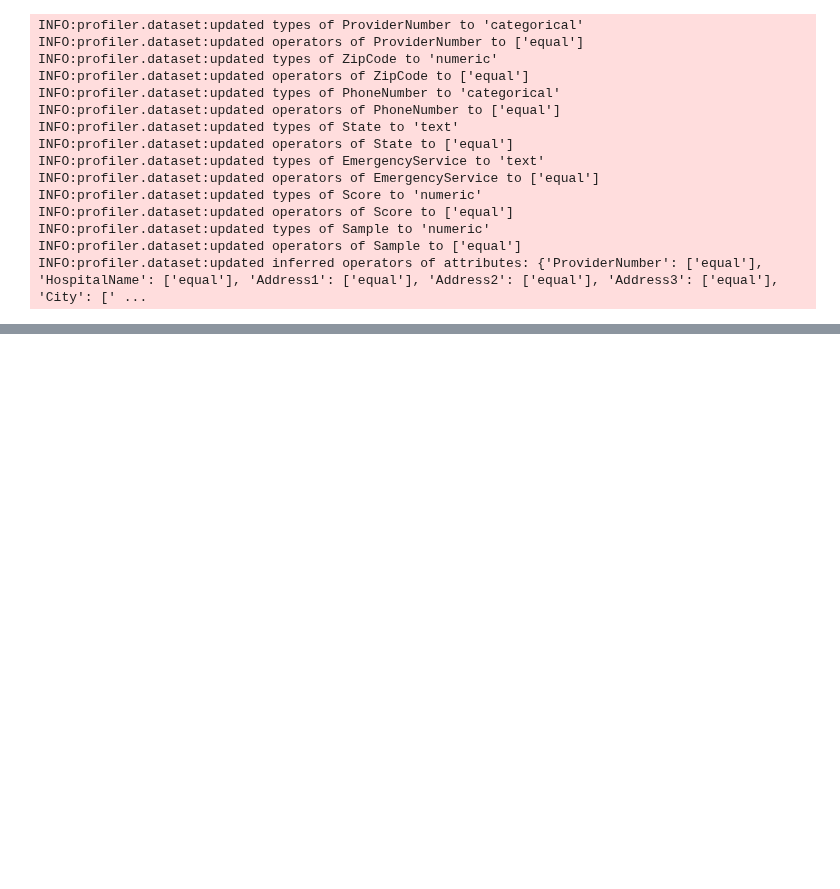
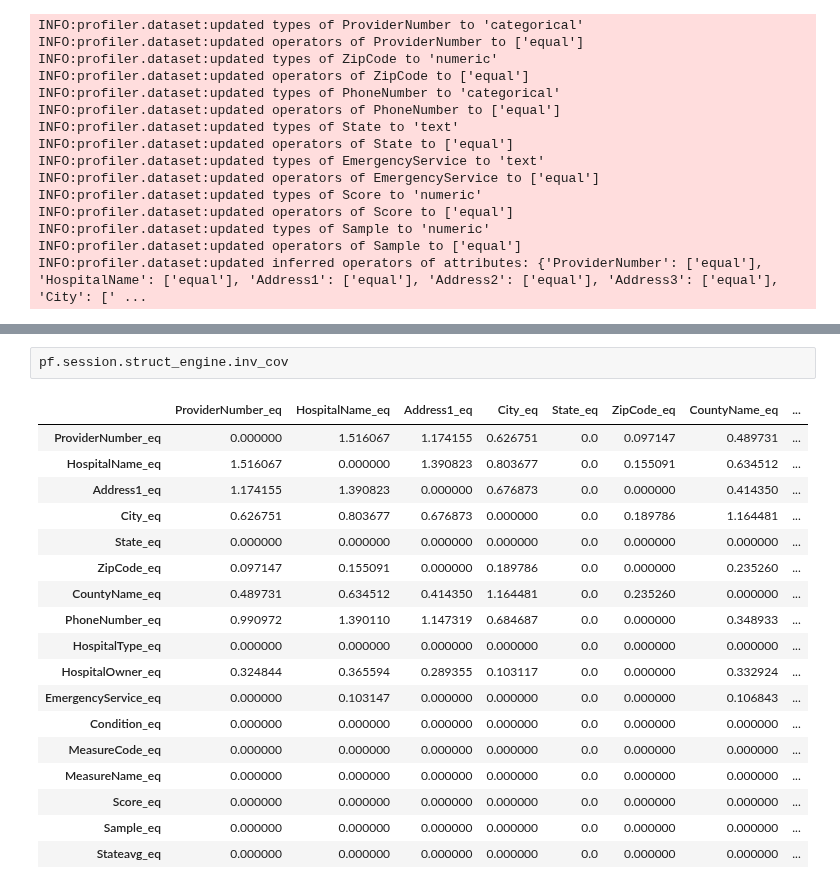
Before and after one commit to sis-ethz/Profiler-Public, a Jupyter notebook: tutorials/Tutorial1_Hospital.ipynb, the cells around one changed output, grey strips where cells are left out. Cells and saved outputs as stored; diff of their text form; blank space fills up the shorter version.

```diff
--- a/tutorials/Tutorial1_Hospital.ipynb
+++ b/tutorials/Tutorial1_Hospital.ipynb
@@ -113,0 +133,21 @@ frozenset({1, 10})
+# %%
+pf.session.struct_engine.inv_cov
+# %% [output]
+|  | ProviderNumber_eq | HospitalName_eq | Address1_eq | City_eq | State_eq | ZipCode_eq | CountyName_eq | ... |
+| ProviderNumber_eq | 0.000000 | 1.516067 | 1.174155 | 0.626751 | 0.0 | 0.097147 | 0.489731 | ... |
+| HospitalName_eq | 1.516067 | 0.000000 | 1.390823 | 0.803677 | 0.0 | 0.155091 | 0.634512 | ... |
+| Address1_eq | 1.174155 | 1.390823 | 0.000000 | 0.676873 | 0.0 | 0.000000 | 0.414350 | ... |
+| City_eq | 0.626751 | 0.803677 | 0.676873 | 0.000000 | 0.0 | 0.189786 | 1.164481 | ... |
+| State_eq | 0.000000 | 0.000000 | 0.000000 | 0.000000 | 0.0 | 0.000000 | 0.000000 | ... |
+| ZipCode_eq | 0.097147 | 0.155091 | 0.000000 | 0.189786 | 0.0 | 0.000000 | 0.235260 | ... |
+| CountyName_eq | 0.489731 | 0.634512 | 0.414350 | 1.164481 | 0.0 | 0.235260 | 0.000000 | ... |
+| PhoneNumber_eq | 0.990972 | 1.390110 | 1.147319 | 0.684687 | 0.0 | 0.000000 | 0.348933 | ... |
+| HospitalType_eq | 0.000000 | 0.000000 | 0.000000 | 0.000000 | 0.0 | 0.000000 | 0.000000 | ... |
+| HospitalOwner_eq | 0.324844 | 0.365594 | 0.289355 | 0.103117 | 0.0 | 0.000000 | 0.332924 | ... |
+| EmergencyService_eq | 0.000000 | 0.103147 | 0.000000 | 0.000000 | 0.0 | 0.000000 | 0.106843 | ... |
+| Condition_eq | 0.000000 | 0.000000 | 0.000000 | 0.000000 | 0.0 | 0.000000 | 0.000000 | ... |
+| MeasureCode_eq | 0.000000 | 0.000000 | 0.000000 | 0.000000 | 0.0 | 0.000000 | 0.000000 | ... |
+| MeasureName_eq | 0.000000 | 0.000000 | 0.000000 | 0.000000 | 0.0 | 0.000000 | 0.000000 | ... |
+| Score_eq | 0.000000 | 0.000000 | 0.000000 | 0.000000 | 0.0 | 0.000000 | 0.000000 | ... |
+| Sample_eq | 0.000000 | 0.000000 | 0.000000 | 0.000000 | 0.0 | 0.000000 | 0.000000 | ... |
+| Stateavg_eq | 0.000000 | 0.000000 | 0.000000 | 0.000000 | 0.0 | 0.000000 | 0.000000 | ... |
```
Also changed, not shown: parts of 7 cells of this notebook, 4 other files.
